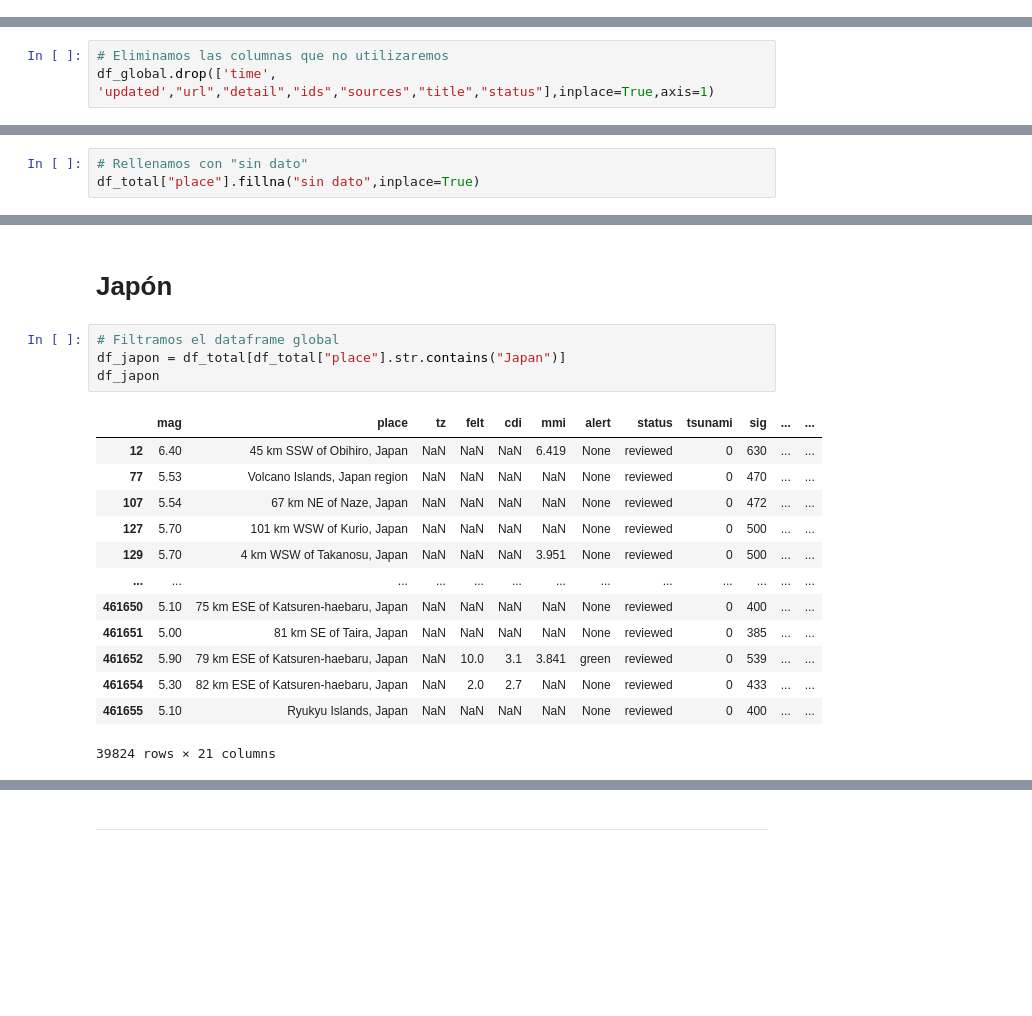
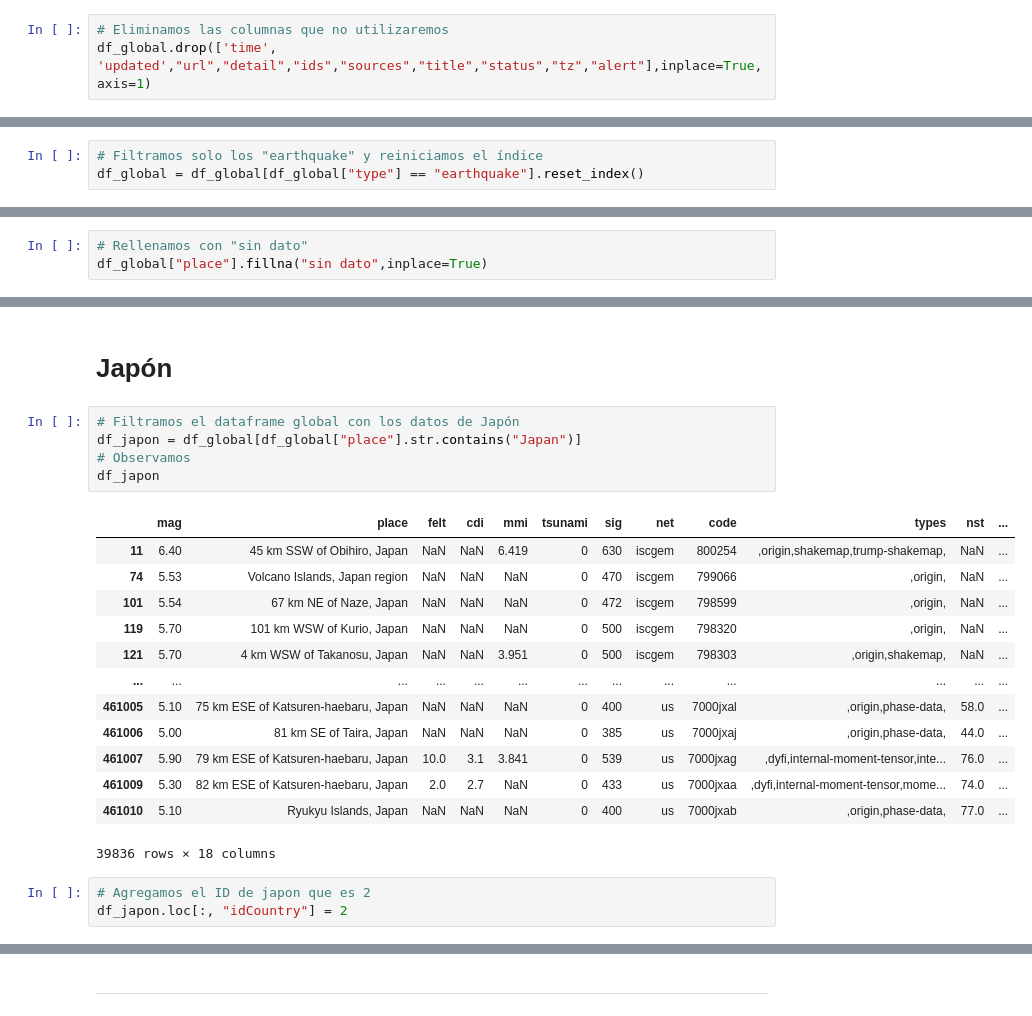
Before and after one commit to ReneRamosTrvn/alertas_sismicas, a Jupyter notebook: ETL.ipynb, the cells around one changed output, grey strips where cells are left out. Drawn from its saved outputs; the diff is of its cells as text; blank space fills up the shorter version.

```diff
--- a/ETL.ipynb
+++ b/ETL.ipynb
@@ -91,0 +140,3 @@ df_global
+# %%
+# Eliminamos las columnas que no utilizaremos
+df_global.drop(['time', 'updated',"url","detail","ids","sources","title","status","tz","alert"],inplace=True,axis=1)
@@ -92,2 +160,5 @@ df_global
+# %%
+# Filtramos solo los "earthquake" y reiniciamos el índice
+df_global = df_global[df_global["type"] == "earthquake"].reset_index()
 # %%
 # Observamos
@@ -104,3 +179,0 @@ Index(['mag', 'place', 'time', 'updated', 'tz', 'url', 'detail', 'felt', 'cdi',
-# %%
-# Eliminamos las columnas que no utilizaremos
-df_global.drop(['time', 'updated',"url","detail","ids","sources","title","status"],inplace=True,axis=1)
@@ -163,4 +225,4 @@ df_total["place"].isna().sum()
 # %%
 # Rellenamos con "sin dato"
-df_total["place"].fillna("sin dato",inplace=True)
+df_global["place"].fillna("sin dato",inplace=True)
 # %%
@@ -235,20 +303,24 @@ df_usa1.to_json("Usa.json")
 # %% [markdown]
 # Japón
 # %%
-# Filtramos el dataframe global
-df_japon = df_total[df_total["place"].str.contains("Japan")]
+# Filtramos el dataframe global con los datos de Japón
+df_japon = df_global[df_global["place"].str.contains("Japan")]
+# Observamos
 df_japon
 # %% [output]
-|  | mag | place | tz | felt | cdi | mmi | alert | status | tsunami | sig | ... | ... |
-| 12 | 6.40 | 45 km SSW of Obihiro, Japan | NaN | NaN | NaN | 6.419 | None | reviewed | 0 | 630 | ... | ... |
-| 77 | 5.53 | Volcano Islands, Japan region | NaN | NaN | NaN | NaN | None | reviewed | 0 | 470 | ... | ... |
-| 107 | 5.54 | 67 km NE of Naze, Japan | NaN | NaN | NaN | NaN | None | reviewed | 0 | 472 | ... | ... |
-| 127 | 5.70 | 101 km WSW of Kurio, Japan | NaN | NaN | NaN | NaN | None | reviewed | 0 | 500 | ... | ... |
-| 129 | 5.70 | 4 km WSW of Takanosu, Japan | NaN | NaN | NaN | 3.951 | None | reviewed | 0 | 500 | ... | ... |
+|  | mag | place | felt | cdi | mmi | tsunami | sig | net | code | types | nst | ... |
+| 11 | 6.40 | 45 km SSW of Obihiro, Japan | NaN | NaN | 6.419 | 0 | 630 | iscgem | 800254 | ,origin,shakemap,trump-shakemap, | NaN | ... |
+| 74 | 5.53 | Volcano Islands, Japan region | NaN | NaN | NaN | 0 | 470 | iscgem | 799066 | ,origin, | NaN | ... |
+| 101 | 5.54 | 67 km NE of Naze, Japan | NaN | NaN | NaN | 0 | 472 | iscgem | 798599 | ,origin, | NaN | ... |
+| 119 | 5.70 | 101 km WSW of Kurio, Japan | NaN | NaN | NaN | 0 | 500 | iscgem | 798320 | ,origin, | NaN | ... |
+| 121 | 5.70 | 4 km WSW of Takanosu, Japan | NaN | NaN | 3.951 | 0 | 500 | iscgem | 798303 | ,origin,shakemap, | NaN | ... |
 | ... | ... | ... | ... | ... | ... | ... | ... | ... | ... | ... | ... | ... |
-| 461650 | 5.10 | 75 km ESE of Katsuren-haebaru, Japan | NaN | NaN | NaN | NaN | None | reviewed | 0 | 400 | ... | ... |
-| 461651 | 5.00 | 81 km SE of Taira, Japan | NaN | NaN | NaN | NaN | None | reviewed | 0 | 385 | ... | ... |
-| 461652 | 5.90 | 79 km ESE of Katsuren-haebaru, Japan | NaN | 10.0 | 3.1 | 3.841 | green | reviewed | 0 | 539 | ... | ... |
-| 461654 | 5.30 | 82 km ESE of Katsuren-haebaru, Japan | NaN | 2.0 | 2.7 | NaN | None | reviewed | 0 | 433 | ... | ... |
-| 461655 | 5.10 | Ryukyu Islands, Japan | NaN | NaN | NaN | NaN | None | reviewed | 0 | 400 | ... | ... |
+| 461005 | 5.10 | 75 km ESE of Katsuren-haebaru, Japan | NaN | NaN | NaN | 0 | 400 | us | 7000jxal | ,origin,phase-data, | 58.0 | ... |
+| 461006 | 5.00 | 81 km SE of Taira, Japan | NaN | NaN | NaN | 0 | 385 | us | 7000jxaj | ,origin,phase-data, | 44.0 | ... |
+| 461007 | 5.90 | 79 km ESE of Katsuren-haebaru, Japan | 10.0 | 3.1 | 3.841 | 0 | 539 | us | 7000jxag | ,dyfi,internal-moment-tensor,inte... | 76.0 | ... |
+| 461009 | 5.30 | 82 km ESE of Katsuren-haebaru, Japan | 2.0 | 2.7 | NaN | 0 | 433 | us | 7000jxaa | ,dyfi,internal-moment-tensor,mome... | 74.0 | ... |
+| 461010 | 5.10 | Ryukyu Islands, Japan | NaN | NaN | NaN | 0 | 400 | us | 7000jxab | ,origin,phase-data, | 77.0 | ... |
-39824 rows × 21 columns
+39836 rows × 18 columns
+# %%
+# Agregamos el ID de japon que es 2
+df_japon.loc[:, "idCountry"] = 2
```
Also changed, not shown: parts of 32 cells of this notebook, 12 other files.
